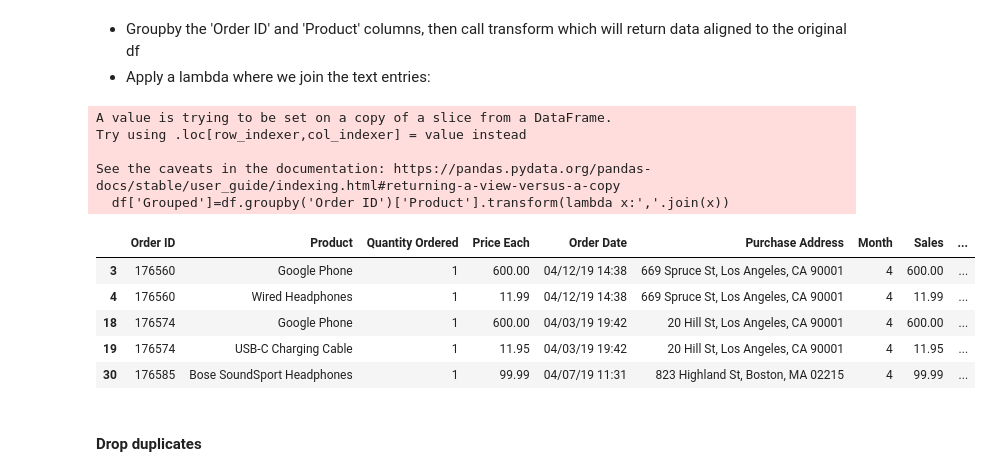
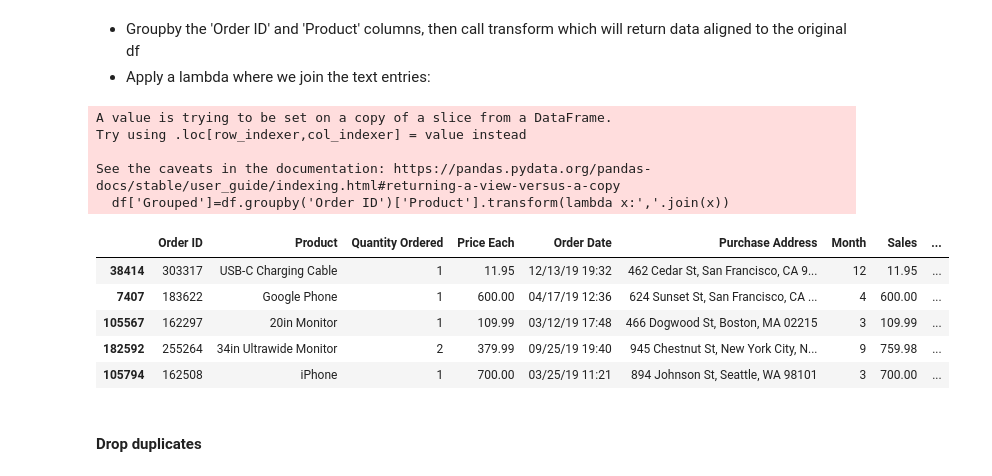
Before and after one commit to Nyotabenson/March24_Resources, a Jupyter notebook: 16_Sales Analysis/Sales Analysis.ipynb, the cells around one changed output. Drawn from its saved outputs; the diff is of its cells as text; code cells hidden in the pictures.

```diff
--- a/16_Sales Analysis/Sales Analysis.ipynb
+++ b/16_Sales Analysis/Sales Analysis.ipynb
@@ -406,19 +417,19 @@ df.head(5)
 * Apply a lambda where we join the text entries:
 # %%
 df['Grouped']=df.groupby('Order ID')['Product'].transform(lambda x:','.join(x))
-df.head()
+df.sample(5)
 # %% [output]
 A value is trying to be set on a copy of a slice from a DataFrame.
 Try using .loc[row_indexer,col_indexer] = value instead
 
 See the caveats in the documentation: https://pandas.pydata.org/pandas-docs/stable/user_guide/indexing.html#returning-a-view-versus-a-copy
   df['Grouped']=df.groupby('Order ID')['Product'].transform(lambda x:','.join(x))
 |  | Order ID | Product | Quantity Ordered | Price Each | Order Date | Purchase Address | Month | Sales | ... |
-| 3 | 176560 | Google Phone | 1 | 600.00 | 04/12/19 14:38 | 669 Spruce St, Los Angeles, CA 90001 | 4 | 600.00 | ... |
-| 4 | 176560 | Wired Headphones | 1 | 11.99 | 04/12/19 14:38 | 669 Spruce St, Los Angeles, CA 90001 | 4 | 11.99 | ... |
-| 18 | 176574 | Google Phone | 1 | 600.00 | 04/03/19 19:42 | 20 Hill St, Los Angeles, CA 90001 | 4 | 600.00 | ... |
-| 19 | 176574 | USB-C Charging Cable | 1 | 11.95 | 04/03/19 19:42 | 20 Hill St, Los Angeles, CA 90001 | 4 | 11.95 | ... |
-| 30 | 176585 | Bose SoundSport Headphones | 1 | 99.99 | 04/07/19 11:31 | 823 Highland St, Boston, MA 02215 | 4 | 99.99 | ... |
+| 38414 | 303317 | USB-C Charging Cable | 1 | 11.95 | 12/13/19 19:32 | 462 Cedar St, San Francisco, CA 9... | 12 | 11.95 | ... |
+| 7407 | 183622 | Google Phone | 1 | 600.00 | 04/17/19 12:36 | 624 Sunset St, San Francisco, CA ... | 4 | 600.00 | ... |
+| 105567 | 162297 | 20in Monitor | 1 | 109.99 | 03/12/19 17:48 | 466 Dogwood St, Boston, MA 02215 | 3 | 109.99 | ... |
+| 182592 | 255264 | 34in Ultrawide Monitor | 2 | 379.99 | 09/25/19 19:40 | 945 Chestnut St, New York City, N... | 9 | 759.98 | ... |
+| 105794 | 162508 | iPhone | 1 | 700.00 | 03/25/19 11:21 | 894 Johnson St, Seattle, WA 98101 | 3 | 700.00 | ... |
 # %% [markdown]
 #### Drop duplicates
 # %%
```
Also changed, not shown: parts of 7 cells of this notebook, 9 other files.
